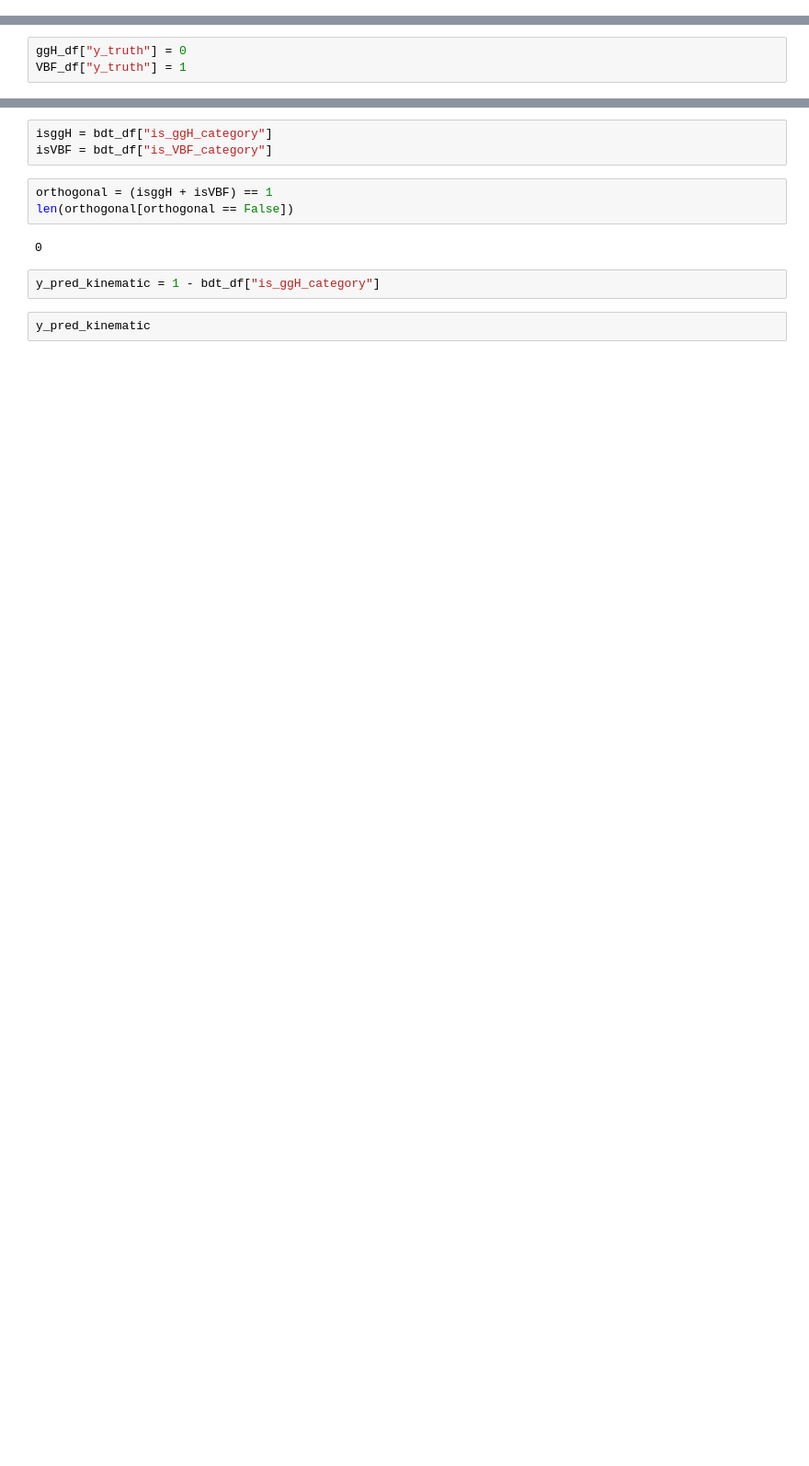
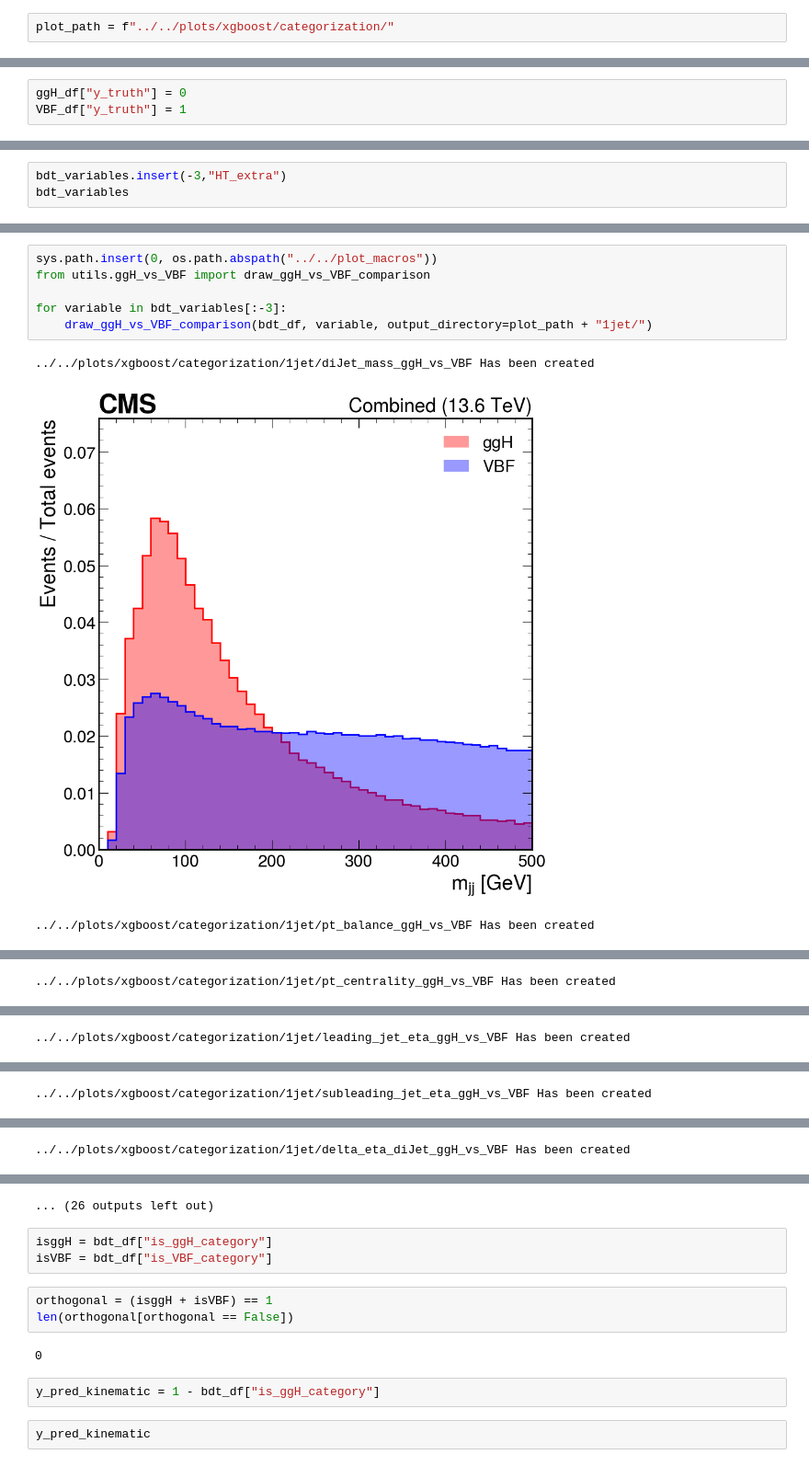
Before and after one commit to LPC-HH/HToMuMu, a Jupyter notebook: python/xgboost/SignalExtraction.ipynb, the cells around one changed output, grey strips where cells are left out. Shown at 92% size. Saved outputs shown, nothing was run; the diff lists cells and outputs as text; blank space fills up the shorter version.

Commit message:
added first attempt of categorization BDT

```diff
--- a/python/xgboost/SignalExtraction.ipynb
+++ b/python/xgboost/SignalExtraction.ipynb
@@ -14,5 +15,7 @@ import mplhep as hep
 import seaborn as sns
 
 %matplotlib inline
+# %%
+plot_path = f"../../plots/xgboost/categorization/"
 # %%
 print("hi")
@@ -145,0 +257,3 @@ Y = bdt_df["y_truth"]
+# %%
+bdt_variables.insert(-3,"HT_extra")
+bdt_variables
@@ -145,0 +263,10 @@ Y = bdt_df["y_truth"]
+# %%
+sys.path.insert(0, os.path.abspath("../../plot_macros"))
+from utils.ggH_vs_VBF import draw_ggH_vs_VBF_comparison
+
+for variable in bdt_variables[:-3]:
+    draw_ggH_vs_VBF_comparison(bdt_df, variable, output_directory=plot_path + "1jet/")
+# %% [output]
+../../plots/xgboost/categorization/1jet/diJet_mass_ggH_vs_VBF Has been created
+[figure, added]
+../../plots/xgboost/categorization/1jet/pt_balance_ggH_vs_VBF Has been created
@@ -145,0 +274 @@ Y = bdt_df["y_truth"]
+../../plots/xgboost/categorization/1jet/pt_centrality_ggH_vs_VBF Has been created
@@ -145,0 +276 @@ Y = bdt_df["y_truth"]
+../../plots/xgboost/categorization/1jet/leading_jet_eta_ggH_vs_VBF Has been created
@@ -145,0 +278 @@ Y = bdt_df["y_truth"]
+../../plots/xgboost/categorization/1jet/subleading_jet_eta_ggH_vs_VBF Has been created
@@ -145,0 +280 @@ Y = bdt_df["y_truth"]
+../../plots/xgboost/categorization/1jet/delta_eta_diJet_ggH_vs_VBF Has been created
@@ -146,3 +282,4 @@ Y = bdt_df["y_truth"]
+... (26 outputs left out)
 # %%
 isggH = bdt_df["is_ggH_category"]
 isVBF = bdt_df["is_VBF_category"]
```
Also changed, not shown: parts of 36 cells of this notebook, 18 other files.
